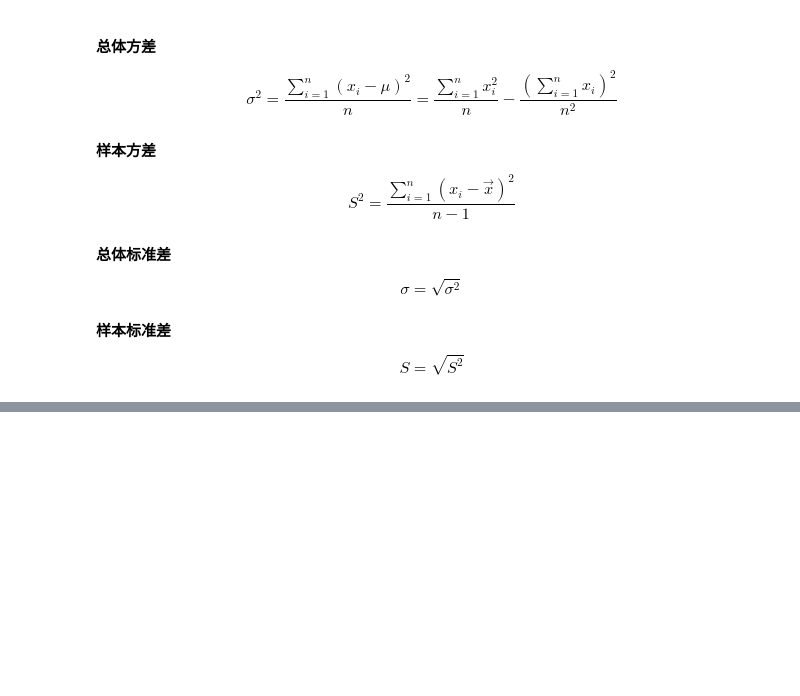
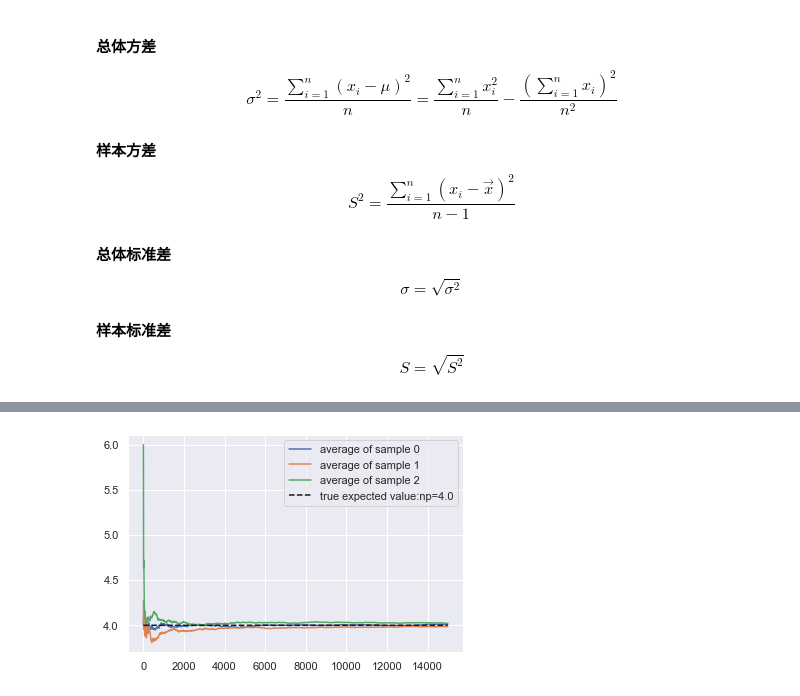
Before and after one commit to caoliang12121/-, a Jupyter notebook: 概率论/统计学.ipynb, the cells around one changed output, grey strips where cells are left out. Drawn from its saved outputs; the diff is of its cells as text; code cells hidden in the pictures; blank space fills up the shorter version.

```diff
--- a/概率论/统计学.ipynb
+++ b/概率论/统计学.ipynb
@@ -15,0 +336,26 @@ $$S=\sqrt{S^2}$$
+# %%
+import numpy as np
+from scipy.stats import binom
+import matplotlib.pyplot as plt
+import seaborn
+seaborn.set()
+
+n = 10
+p = 0.4
+sample_size = 15000
+expected_value = n*p
+N_samples = range(1, sample_size, 10)
+
+for k in range(3):
+    binom_rv = binom(n=n, p=p)
+    X = binom_rv.rvs(size=sample_size)
+    sample_average = [X[:i].mean() for i in N_samples]
+    plt.plot(N_samples, sample_average,
+             label='average of sample {}'.format(k))
+
+plt.plot(N_samples, expected_value * np.ones_like(sample_average),
+         ls='--', label='true expected value:np={}'.format(n*p), c='k')
+plt.legend()
+plt.show()
+# %% [output]
+[figure, added]
```
Also changed, not shown: parts of 20 cells of this notebook, 3 other files.
